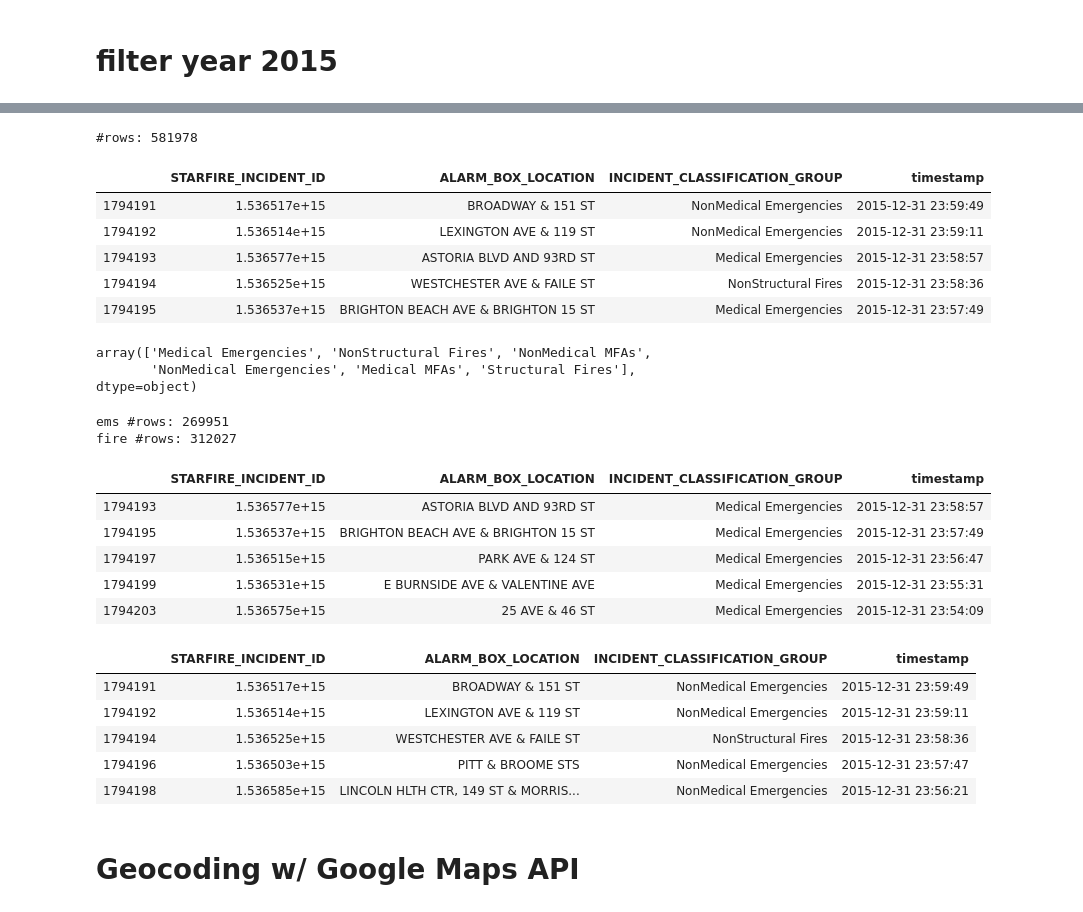
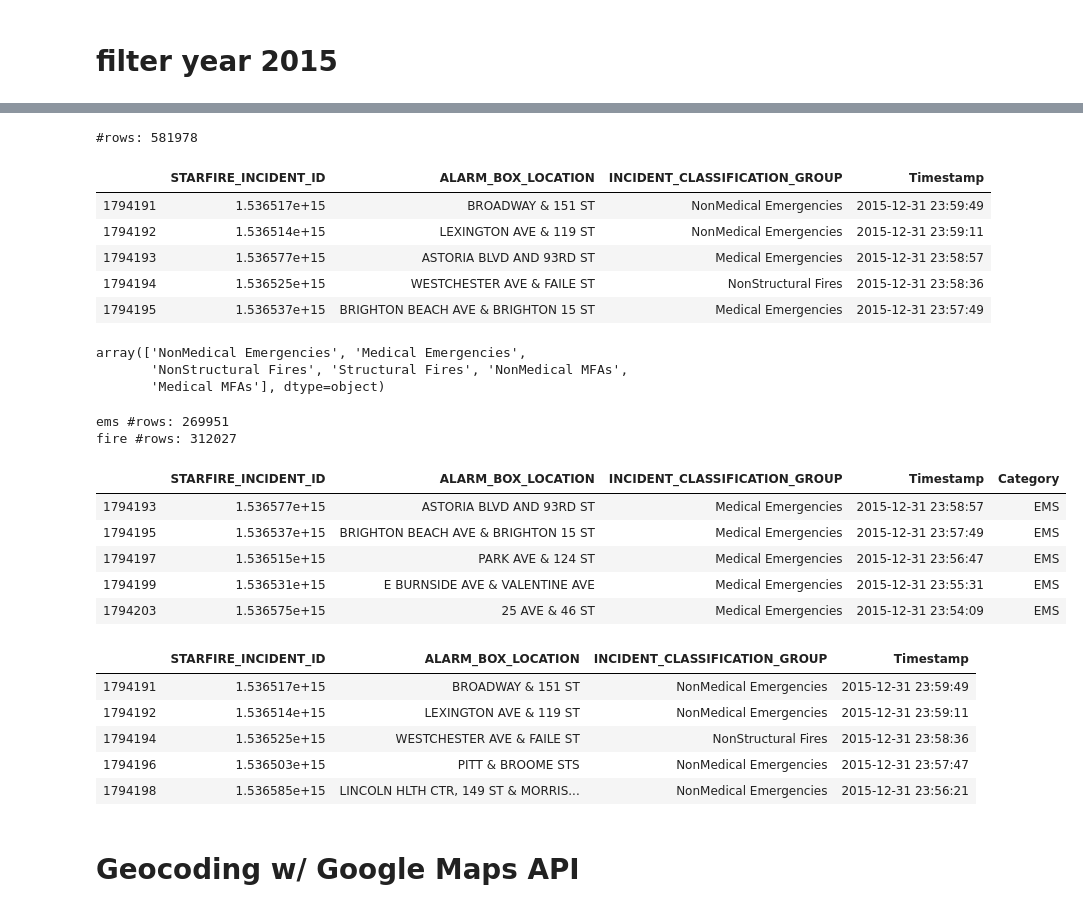
Before and after one commit to underdoc-wang/STC-GNN, a Jupyter notebook: preprocessing/from_raw/parse_fire_raw.ipynb, the cells around one changed output, grey strips where cells are left out. Cells and saved outputs as stored; diff of their text form; code cells hidden in the pictures.

Commit message:
emerg2grid

```diff
--- a/preprocessing/from_raw/parse_fire_raw.ipynb
+++ b/preprocessing/from_raw/parse_fire_raw.ipynb
@@ -41,8 +41,8 @@ print(data_fire.shape[0])
 # %% [markdown]
 # filter year 2015
 # %%
-data_fire['timestamp'] = data_fire.apply(lambda L: pd.to_datetime(L['INCIDENT_DATETIME'], format = '%m/%d/%Y %I:%M:%S %p'), axis = 1)
-data_fire15 = data_fire[(data_fire['timestamp'] >= '2015-01-01 00:00:00') & (data_fire['timestamp'] < '2016-01-01 00:00:00')]
+data_fire['Timestamp'] = data_fire.apply(lambda L: pd.to_datetime(L['INCIDENT_DATETIME'], format = '%m/%d/%Y %I:%M:%S %p'), axis = 1)
+data_fire15 = data_fire[(data_fire['Timestamp'] >= '2015-01-01 00:00:00') & (data_fire['Timestamp'] < '2016-01-01 00:00:00')]
 print('#rows:', data_fire15.shape[0])
 data_fire15.head(10)
 # %% [output]
@@ -64,7 +64,7 @@ print('#rows:', data_fire15.shape[0])
 data_fire15.head()
 # %% [output]
 #rows: 581978
-|  | STARFIRE_INCIDENT_ID | ALARM_BOX_LOCATION | INCIDENT_CLASSIFICATION_GROUP | timestamp |
+|  | STARFIRE_INCIDENT_ID | ALARM_BOX_LOCATION | INCIDENT_CLASSIFICATION_GROUP | Timestamp |
 | 1794191 | 1.536517e+15 | BROADWAY & 151 ST | NonMedical Emergencies | 2015-12-31 23:59:49 |
 | 1794192 | 1.536514e+15 | LEXINGTON AVE & 119 ST | NonMedical Emergencies | 2015-12-31 23:59:11 |
 | 1794193 | 1.536577e+15 | ASTORIA BLVD AND 93RD ST | Medical Emergencies | 2015-12-31 23:58:57 |
@@ -74,8 +74,9 @@ data_fire15.head()
 # check categories
 data_fire15['INCIDENT_CLASSIFICATION_GROUP'].unique()
 # %% [output]
-array(['Medical Emergencies', 'NonStructural Fires', 'NonMedical MFAs',
-       'NonMedical Emergencies', 'Medical MFAs', 'Structural Fires'], dtype=object)
+array(['NonMedical Emergencies', 'Medical Emergencies',
+       'NonStructural Fires', 'Structural Fires', 'NonMedical MFAs',
+       'Medical MFAs'], dtype=object)
 # %%
 # separate medical/non-medical
 data_medical = data_fire15[(data_fire15['INCIDENT_CLASSIFICATION_GROUP'] == 'Medical MFAs') | (data_fire15['INCIDENT_CLASSIFICATION_GROUP'] == 'Medical Emergencies')]
@@ -87,19 +88,20 @@ ems #rows: 269951
 fire #rows: 312027
 # %%
 # EMS
+data_medical['Category'] = 'EMS'
 data_medical.head()
 # %% [output]
-|  | STARFIRE_INCIDENT_ID | ALARM_BOX_LOCATION | INCIDENT_CLASSIFICATION_GROUP | timestamp |
-| 1794193 | 1.536577e+15 | ASTORIA BLVD AND 93RD ST | Medical Emergencies | 2015-12-31 23:58:57 |
-| 1794195 | 1.536537e+15 | BRIGHTON BEACH AVE & BRIGHTON 15 ST | Medical Emergencies | 2015-12-31 23:57:49 |
-| 1794197 | 1.536515e+15 | PARK AVE & 124 ST | Medical Emergencies | 2015-12-31 23:56:47 |
-| 1794199 | 1.536531e+15 | E BURNSIDE AVE & VALENTINE AVE | Medical Emergencies | 2015-12-31 23:55:31 |
-| 1794203 | 1.536575e+15 | 25 AVE & 46 ST | Medical Emergencies | 2015-12-31 23:54:09 |
+|  | STARFIRE_INCIDENT_ID | ALARM_BOX_LOCATION | INCIDENT_CLASSIFICATION_GROUP | Timestamp | Category |
+| 1794193 | 1.536577e+15 | ASTORIA BLVD AND 93RD ST | Medical Emergencies | 2015-12-31 23:58:57 | EMS |
+| 1794195 | 1.536537e+15 | BRIGHTON BEACH AVE & BRIGHTON 15 ST | Medical Emergencies | 2015-12-31 23:57:49 | EMS |
+| 1794197 | 1.536515e+15 | PARK AVE & 124 ST | Medical Emergencies | 2015-12-31 23:56:47 | EMS |
+| 1794199 | 1.536531e+15 | E BURNSIDE AVE & VALENTINE AVE | Medical Emergencies | 2015-12-31 23:55:31 | EMS |
+| 1794203 | 1.536575e+15 | 25 AVE & 46 ST | Medical Emergencies | 2015-12-31 23:54:09 | EMS |
 # %%
 # fire
 data_nonmed.head()
 # %% [output]
-|  | STARFIRE_INCIDENT_ID | ALARM_BOX_LOCATION | INCIDENT_CLASSIFICATION_GROUP | timestamp |
+|  | STARFIRE_INCIDENT_ID | ALARM_BOX_LOCATION | INCIDENT_CLASSIFICATION_GROUP | Timestamp |
 | 1794191 | 1.536517e+15 | BROADWAY & 151 ST | NonMedical Emergencies | 2015-12-31 23:59:49 |
 | 1794192 | 1.536514e+15 | LEXINGTON AVE & 119 ST | NonMedical Emergencies | 2015-12-31 23:59:11 |
 | 1794194 | 1.536525e+15 | WESTCHESTER AVE & FAILE ST | NonStructural Fires | 2015-12-31 23:58:36 |
```
Also changed, not shown: parts of 7 cells of this notebook, 2 other files.
